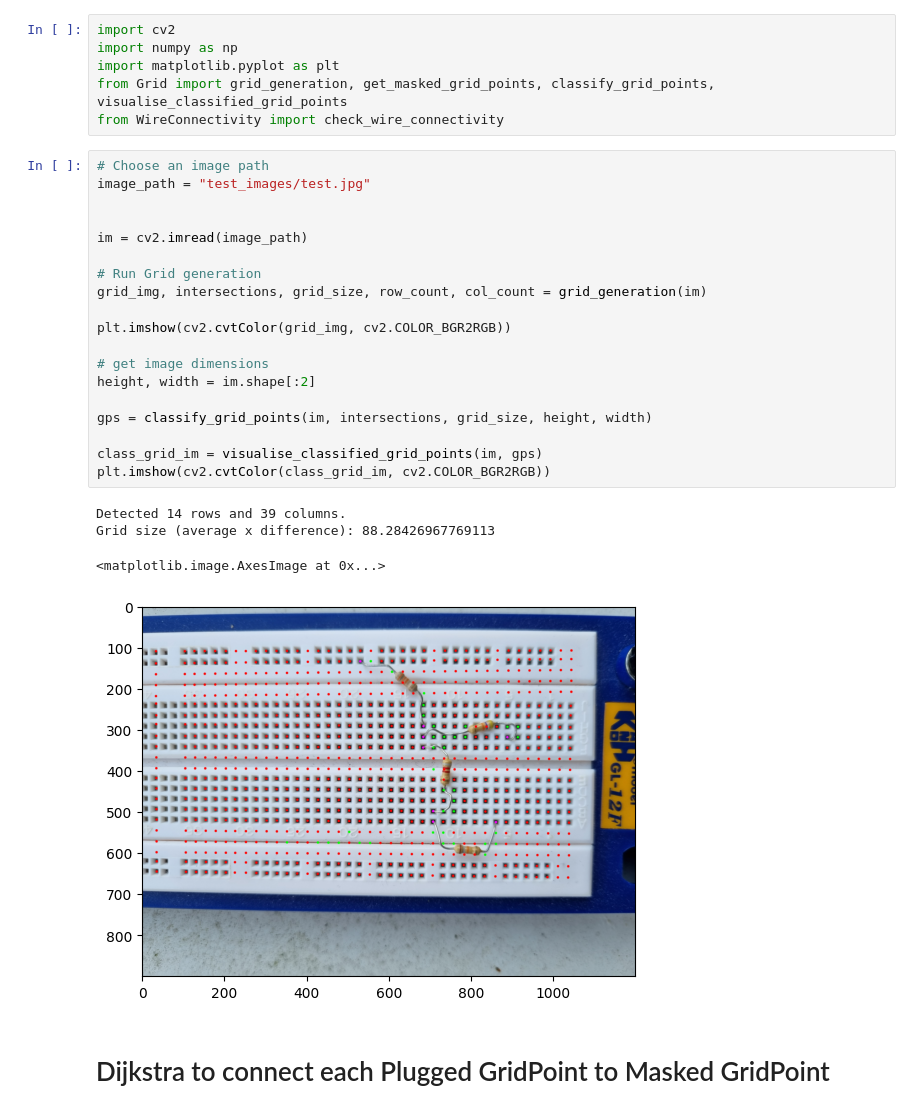
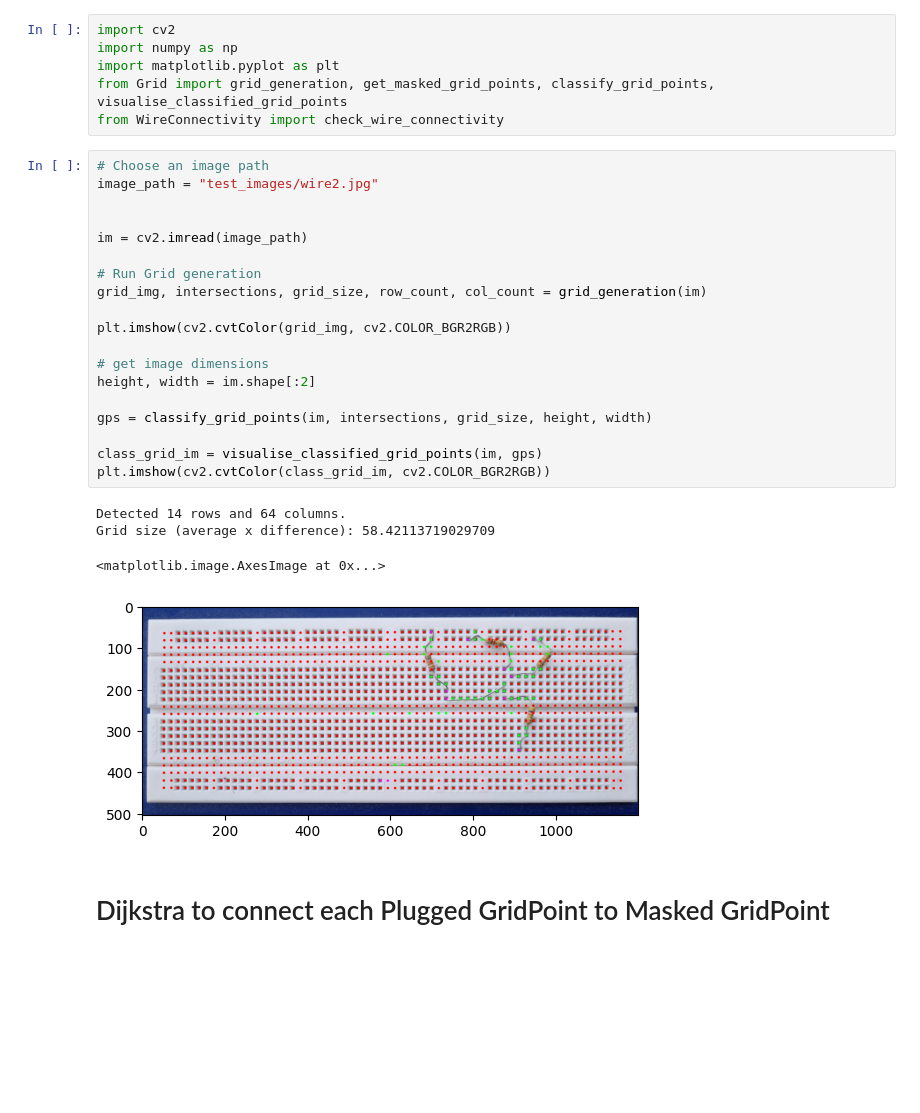
Before and after one commit to AlexMIaoPU/remote-lab, a Jupyter notebook: dijkstra_on_grid.ipynb, the cells around one changed output. Drawn from its saved outputs; the diff is of its cells as text; blank space fills up the shorter version.

Commit message:
feat: added wires feat + further tweaks for Grid classification

```diff
--- a/dijkstra_on_grid.ipynb
+++ b/dijkstra_on_grid.ipynb
@@ -6,28 +6,28 @@ from Grid import grid_generation, get_masked_grid_points, classify_grid_points,
 from WireConnectivity import check_wire_connectivity
 # %%
 # Choose an image path
-image_path = "test_images/test.jpg"
+image_path = "test_images/wire2.jpg"
 
 
 im = cv2.imread(image_path)
 
 # Run Grid generation
 grid_img, intersections, grid_size, row_count, col_count = grid_generation(im)
 
 plt.imshow(cv2.cvtColor(grid_img, cv2.COLOR_BGR2RGB))
 
 # get image dimensions
 height, width = im.shape[:2]
 
 gps = classify_grid_points(im, intersections, grid_size, height, width)
 
 class_grid_im = visualise_classified_grid_points(im, gps)
 plt.imshow(cv2.cvtColor(class_grid_im, cv2.COLOR_BGR2RGB))
 # %% [output]
-Detected 14 rows and 39 columns.
-Grid size (average x difference): 88.28426967769113
+Detected 14 rows and 64 columns.
+Grid size (average x difference): 58.42113719029709
 <matplotlib.image.AxesImage at 0x...>
-[figure, old version]
+[figure, new version]
 # %% [markdown]
 # Dijkstra to connect each Plugged GridPoint to Masked GridPoint
 # %% [markdown]
```
Also changed, not shown: parts of 2 cells of this notebook, 8 other files.
